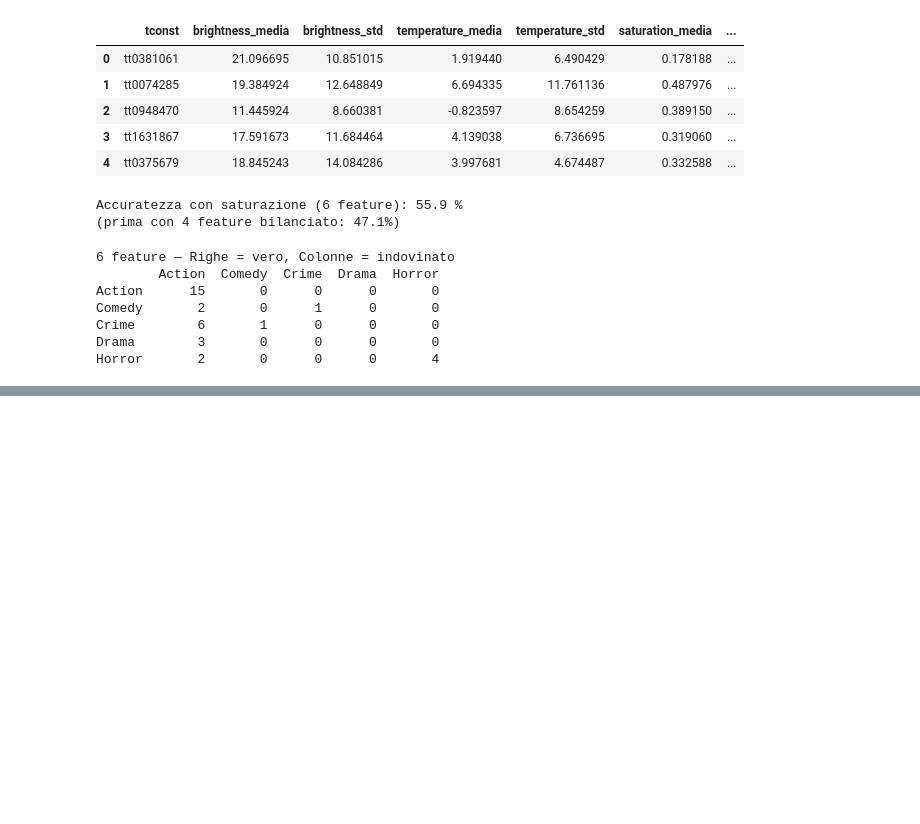
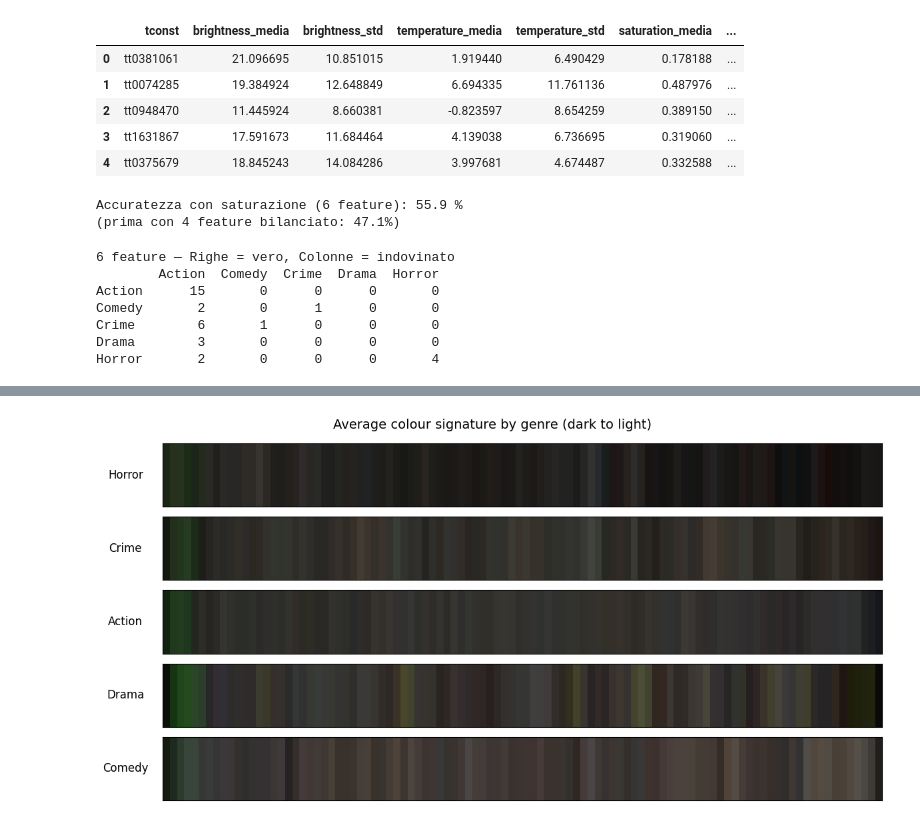
Before and after one commit to maddalenasorci/color-in-motion, a Jupyter notebook: notebooks/03_color_extraction.ipynb, the cells around one changed output, grey strips where cells are left out. Saved outputs shown, nothing was run; the diff lists cells and outputs as text; code cells hidden in the pictures; blank space fills up the shorter version.

```diff
--- a/notebooks/03_color_extraction.ipynb
+++ b/notebooks/03_color_extraction.ipynb
@@ -378,0 +466,23 @@ Horror       2       0      0      0       4
+# %%
+import matplotlib.pyplot as plt
+
+# ordiniamo dal piu scuro al piu chiaro (come il risultato sulla luminanza)
+ordine = ["Horror", "Crime", "Action", "Drama", "Comedy"]
+
+fig, axes = plt.subplots(len(ordine), 1, figsize=(12, 6))
+
+for i, genere in enumerate(ordine):
+    striscia = barcode_medi[genere]
+    # trasformiamo in immagine disegnabile
+    immagine = striscia.reshape(1, len(striscia), 3)
+    axes[i].imshow(immagine, aspect="auto")
+    axes[i].set_yticks([])
+    axes[i].set_xticks([])
+    axes[i].set_ylabel(genere, rotation=0, labelpad=40, va="center", fontsize=12)
+
+plt.suptitle("Average colour signature by genre (dark to light)", fontsize=14)
+plt.tight_layout()
+plt.savefig("../outputs/barcode_by_genre.png", dpi=120, bbox_inches="tight")
+plt.show()
+# %% [output]
+[figure, added]
```
Also changed, not shown: parts of 5 cells of this notebook, 1 other file.
